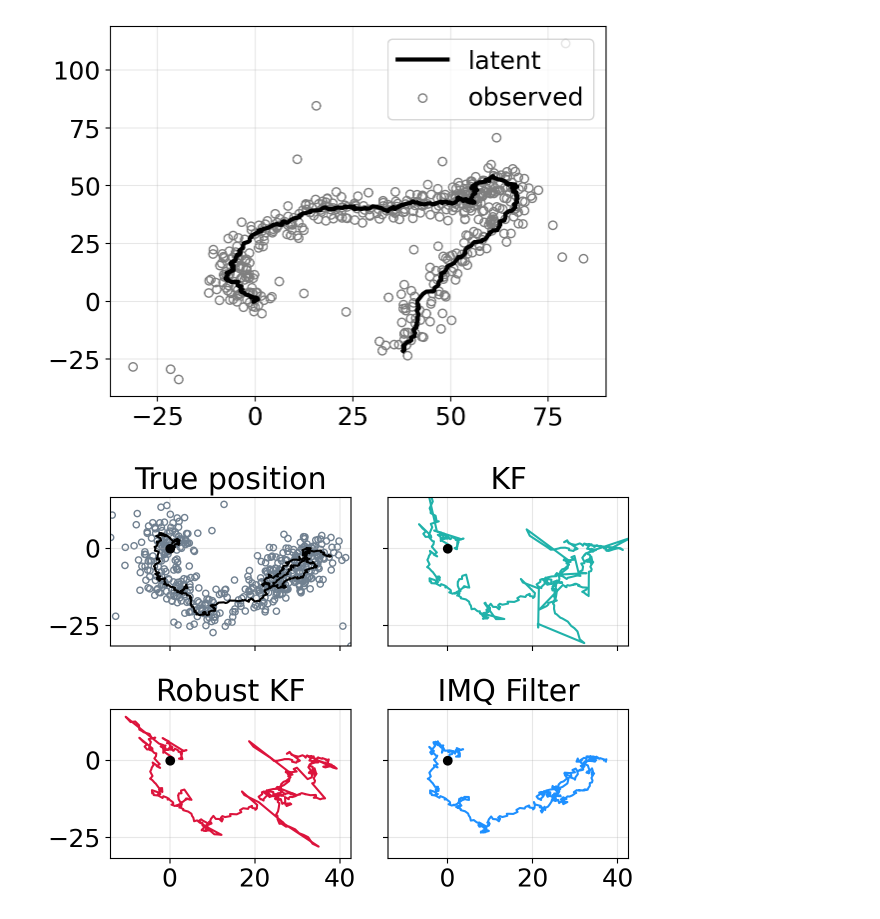
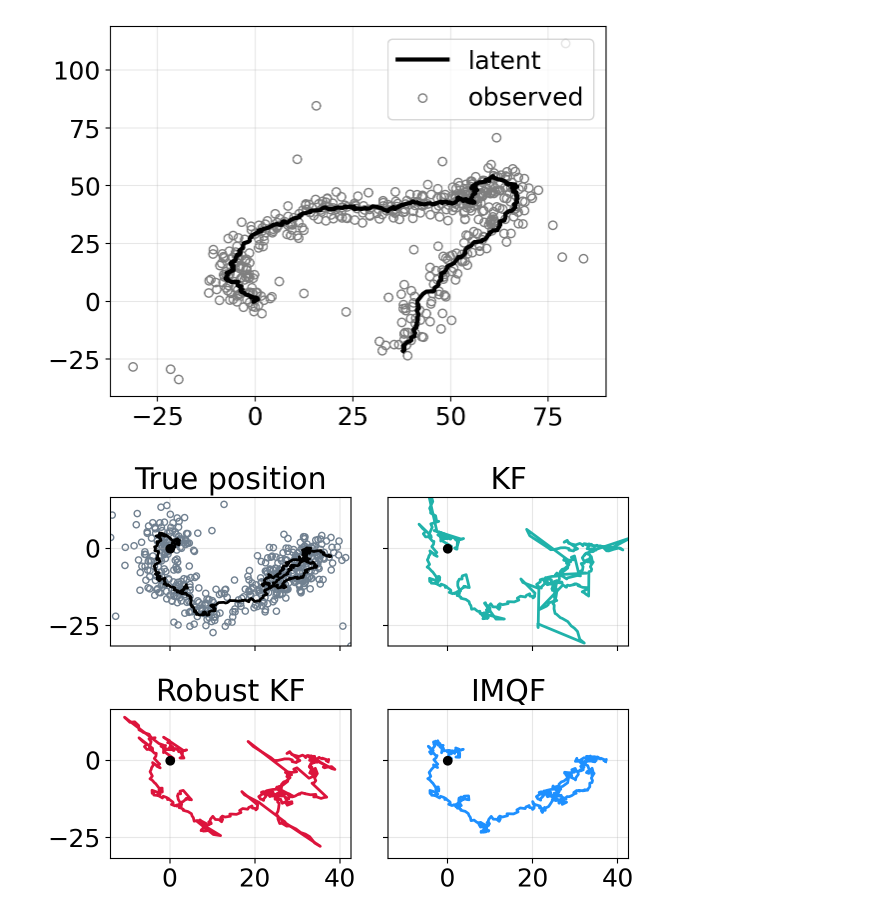
Before and after one commit to gerdm/weighted-likelihood-filter, a Jupyter notebook: experiments/2d-tracking-outlier-covariance.ipynb, the cells around one changed output. Saved outputs shown, nothing was run; the diff lists cells and outputs as text; code cells hidden in the pictures.

```diff
--- a/experiments/2d-tracking-outlier-covariance.ipynb
+++ b/experiments/2d-tracking-outlier-covariance.ipynb
@@ -206,40 +270,40 @@ plt.grid(alpha=0.3)
 plt.savefig("./figures/2d-ssm-sample-outlier-covariance.pdf")
 # %% [output]
 [figure]
-# %%
-i = 6
-latent_i = datasets["latent"][i, :, :2].T
-kf_i = hist_bel_kf_runs[i, :, :2].T
-rkf_i = hist_bel_rkf_runs[i, :, :2].T
-imq_i = hist_bel_imq_runs[i, :, :2].T
-
-fig, ax = plt.subplots(2,2, figsize=(6.4, 4.8), sharex=True, sharey=True)
-
-ax[0,0].plot(*latent_i, c="black")
-ax[0,0].set_title("True position")
-ax[0,0].scatter(*yv[i, :].T, edgecolor="slategray", color="none", s=20, label="observed")
-
-ylim = ax[0,0].get_ylim()
-xlim = ax[0,0].get_xlim()
-
-ax[0,1].plot(*kf_i, c="lightseagreen")
-ax[0,1].set_title("KF")
-
-ax[1,0].plot(*rkf_i, c="crimson")
-ax[1,0].set_title("Robust KF")
-
-ax[1,1].plot(*imq_i, c="dodgerblue")
-ax[1,1].set_title("IMQ Filter")
-
-(xmin, ymin) = np.quantile(yv[i], 0.01, axis=0)
-(xmax, ymax) = np.quantile(yv[i], 0.99, axis=0)
-for axi in ax.ravel():
-    axi.grid(alpha=0.3)
-    axi.scatter(0,0, c="black", zorder=3)
-    axi.set_xlim(xmin, xmax)
-    axi.set_ylim(ymin, ymax)
-
-plt.tight_layout()
-plt.savefig("./figures/2d-ssm-comparison-single-run.pdf")
-# %% [output]
-[figure, removed]
+# %%
+i = 6
+latent_i = datasets["latent"][i, :, :2].T
+kf_i = hist_bel_kf_runs[i, :, :2].T
+rkf_i = hist_bel_rkf_runs[i, :, :2].T
+imq_i = hist_bel_imqf_runs[i, :, :2].T
+
+fig, ax = plt.subplots(2,2, figsize=(6.4, 4.8), sharex=True, sharey=True)
+
+ax[0,0].plot(*latent_i, c="black", linewidth=2)
+ax[0,0].set_title("True position")
+ax[0,0].scatter(*yv[i, :].T, edgecolor="slategray", color="none", s=20, label="observed")
+
+ylim = ax[0,0].get_ylim()
+xlim = ax[0,0].get_xlim()
+
+ax[0,1].plot(*kf_i, c="lightseagreen", linewidth=2)
+ax[0,1].set_title("KF")
+
+ax[1,0].plot(*rkf_i, c="crimson", linewidth=2)
+ax[1,0].set_title("Robust KF")
+
+ax[1,1].plot(*imq_i, c="dodgerblue", linewidth=2)
+ax[1,1].set_title("IMQF")
+
+(xmin, ymin) = np.quantile(yv[i], 0.01, axis=0)
+(xmax, ymax) = np.quantile(yv[i], 0.99, axis=0)
+for axi in ax.ravel():
+    axi.grid(alpha=0.3)
+    axi.scatter(0,0, c="black", zorder=3)
+    axi.set_xlim(xmin, xmax)
+    axi.set_ylim(ymin, ymax)
+
+plt.tight_layout()
+plt.savefig("./figures/2d-ssm-comparison-single-run.pdf")
+# %% [output]
+[figure, added]
```
Also changed, not shown: parts of 25 cells of this notebook, 1 other file.
